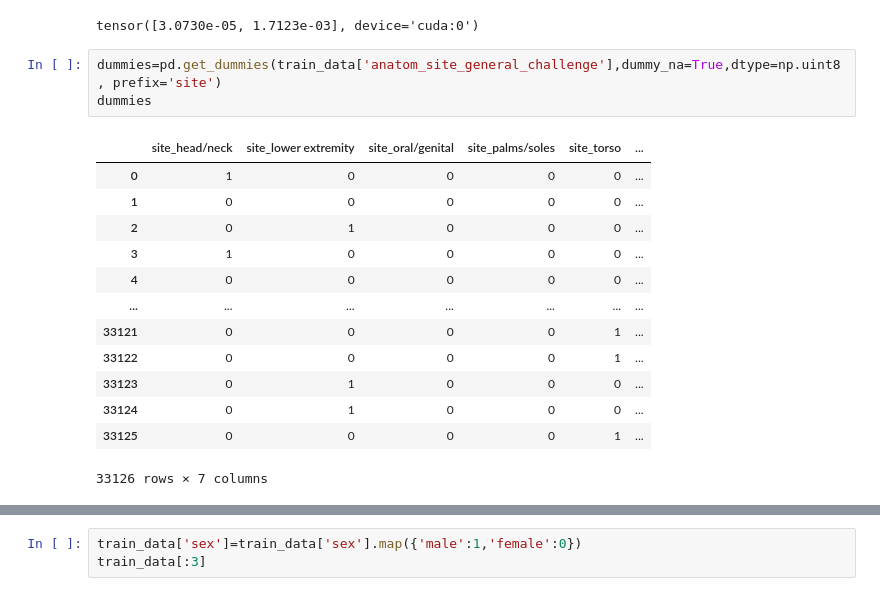
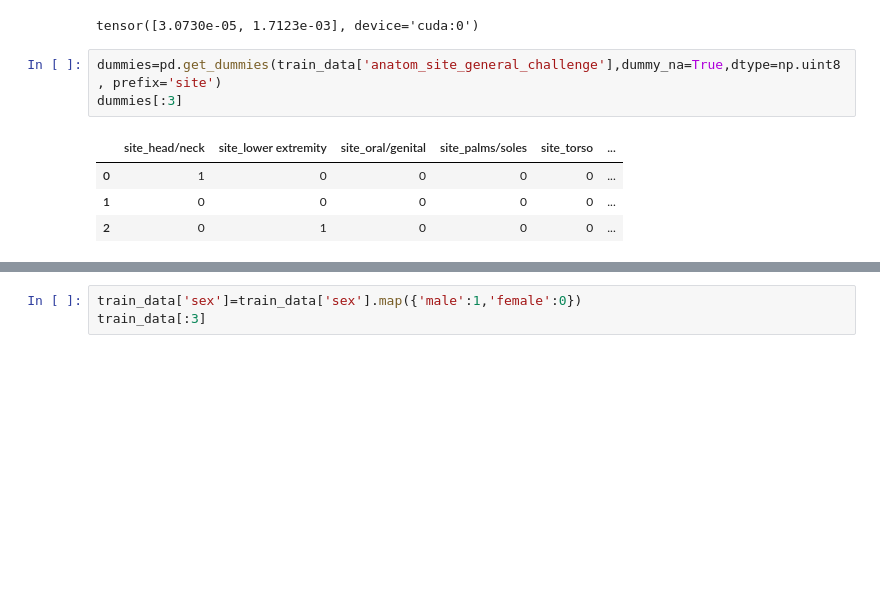
Before and after one commit to udayj/siim, a Jupyter notebook: exp1.ipynb, the cells around one changed output, grey strips where cells are left out. Cells and saved outputs as stored; diff of their text form; blank space fills up the shorter version.

```diff
--- a/exp1.ipynb
+++ b/exp1.ipynb
@@ -89,20 +75,11 @@ class_weights
 tensor([3.0730e-05, 1.7123e-03], device='cuda:0')
 # %%
 dummies=pd.get_dummies(train_data['anatom_site_general_challenge'],dummy_na=True,dtype=np.uint8, prefix='site')
-dummies
+dummies[:3]
 # %% [output]
 |  | site_head/neck | site_lower extremity | site_oral/genital | site_palms/soles | site_torso | ... |
 | 0 | 1 | 0 | 0 | 0 | 0 | ... |
 | 1 | 0 | 0 | 0 | 0 | 0 | ... |
 | 2 | 0 | 1 | 0 | 0 | 0 | ... |
-| 3 | 1 | 0 | 0 | 0 | 0 | ... |
-| 4 | 0 | 0 | 0 | 0 | 0 | ... |
-| ... | ... | ... | ... | ... | ... | ... |
-| 33121 | 0 | 0 | 0 | 0 | 1 | ... |
-| 33122 | 0 | 0 | 0 | 0 | 1 | ... |
-| 33123 | 0 | 1 | 0 | 0 | 0 | ... |
-| 33124 | 0 | 1 | 0 | 0 | 0 | ... |
-| 33125 | 0 | 0 | 0 | 0 | 1 | ... |
-33126 rows × 7 columns
 # %%
 train_data=pd.concat([train_data,dummies.iloc[:train_data.shape[0]]],axis=1)
```
Also changed, not shown: parts of 25 cells of this notebook.
